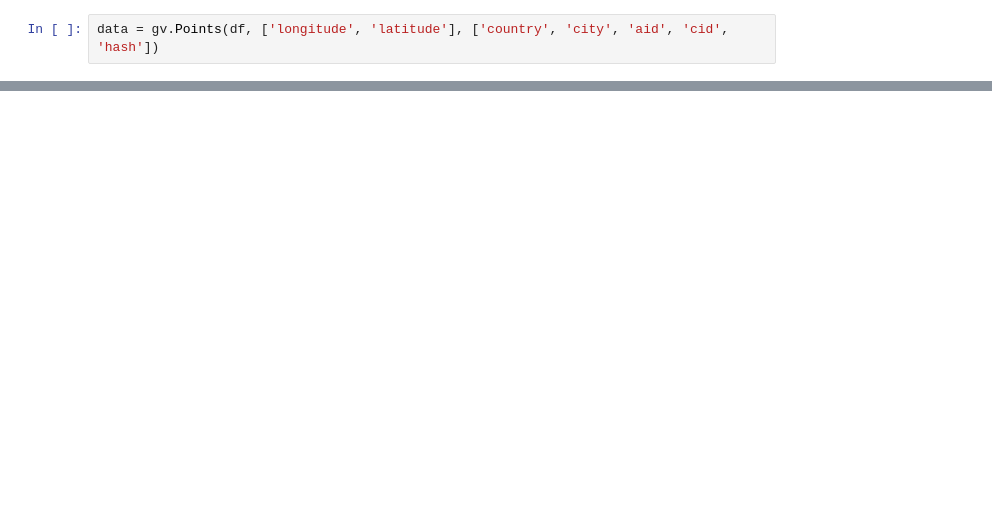
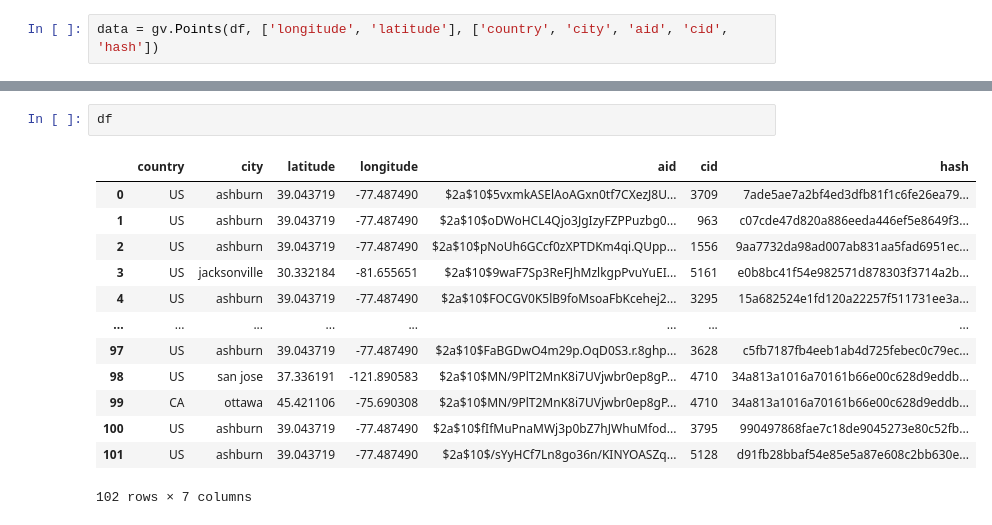
Before and after one commit to kartone/sodinokibiTA, a Jupyter notebook: notebook.ipynb, the cells around one changed output, grey strips where cells are left out. Cells and saved outputs as stored; diff of their text form; blank space fills up the shorter version.

```diff
--- a/notebook.ipynb
+++ b/notebook.ipynb
@@ -91,0 +31,16 @@ gts.CartoLight * data
+# %%
+df
+# %% [output]
+|  | country | city | latitude | longitude | aid | cid | hash |
+| 0 | US | ashburn | 39.043719 | -77.487490 | $2a$10$5vxmkASElAoAGxn0tf7CXezJ8U... | 3709 | 7ade5ae7a2bf4ed3dfb81f1c6fe26ea79... |
+| 1 | US | ashburn | 39.043719 | -77.487490 | $2a$10$oDWoHCL4Qjo3JgIzyFZPPuzbg0... | 963 | c07cde47d820a886eeda446ef5e8649f3... |
+| 2 | US | ashburn | 39.043719 | -77.487490 | $2a$10$pNoUh6GCcf0zXPTDKm4qi.QUpp... | 1556 | 9aa7732da98ad007ab831aa5fad6951ec... |
+| 3 | US | jacksonville | 30.332184 | -81.655651 | $2a$10$9waF7Sp3ReFJhMzlkgpPvuYuEI... | 5161 | e0b8bc41f54e982571d878303f3714a2b... |
+| 4 | US | ashburn | 39.043719 | -77.487490 | $2a$10$FOCGV0K5lB9foMsoaFbKcehej2... | 3295 | 15a682524e1fd120a22257f511731ee3a... |
+| ... | ... | ... | ... | ... | ... | ... | ... |
+| 97 | US | ashburn | 39.043719 | -77.487490 | $2a$10$FaBGDwO4m29p.OqD0S3.r.8ghp... | 3628 | c5fb7187fb4eeb1ab4d725febec0c79ec... |
+| 98 | US | san jose | 37.336191 | -121.890583 | $2a$10$MN/9PlT2MnK8i7UVjwbr0ep8gP... | 4710 | 34a813a1016a70161b66e00c628d9eddb... |
+| 99 | CA | ottawa | 45.421106 | -75.690308 | $2a$10$MN/9PlT2MnK8i7UVjwbr0ep8gP... | 4710 | 34a813a1016a70161b66e00c628d9eddb... |
+| 100 | US | ashburn | 39.043719 | -77.487490 | $2a$10$fIfMuPnaMWj3p0bZ7hJWhuMfod... | 3795 | 990497868fae7c18de9045273e80c52fb... |
+| 101 | US | ashburn | 39.043719 | -77.487490 | $2a$10$/sYyHCf7Ln8go36n/KINYOASZq... | 5128 | d91fb28bbaf54e85e5a87e608c2bb630e... |
+102 rows × 7 columns
```
Also changed, not shown: parts of 8 cells of this notebook, 3 other files.
